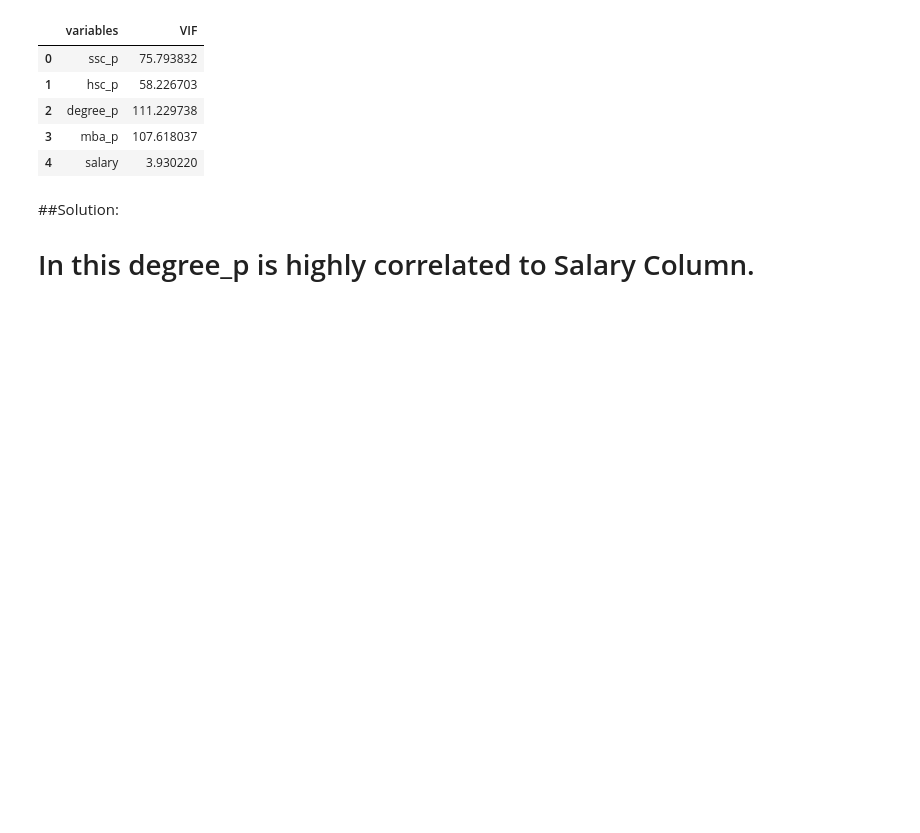
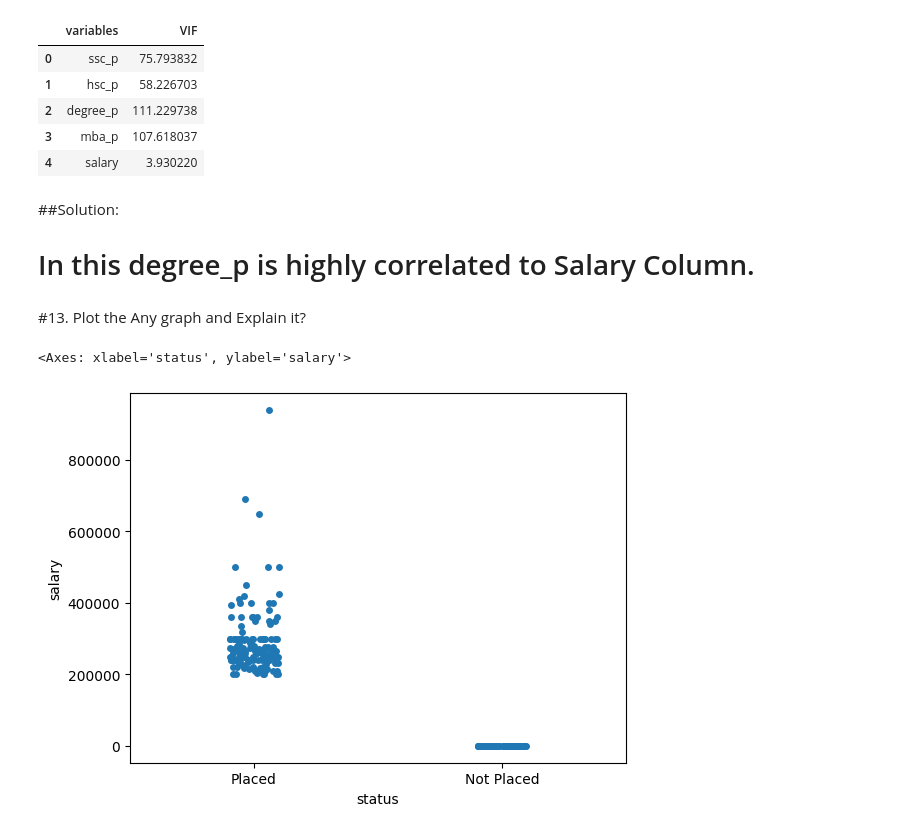
Before and after one commit to Dinesh0506/Assignment_Data_Analysis, a Jupyter notebook: Assignment_Data_Analysis.ipynb, the cells around one changed output. Cells and saved outputs as stored; diff of their text form; code cells hidden in the pictures; blank space fills up the shorter version.

```diff
--- a/Assignment_Data_Analysis.ipynb
+++ b/Assignment_Data_Analysis.ipynb
@@ -345,3 +340,5 @@ calc_vif(dataset[["ssc_p","hsc_p","degree_p","mba_p","salary"]])
 # %% [markdown]
 ##Solution:
 # In this degree_p is highly correlated to Salary Column.
+# %% [markdown]
+#13. Plot the Any graph and Explain it?
@@ -347,0 +349,7 @@ calc_vif(dataset[["ssc_p","hsc_p","degree_p","mba_p","salary"]])
+# %%
+#Categorical Data and Numberical  data polt ---> status and salary
+import seaborn as sns
+sns.stripplot(x="status",y="salary",data=dataset)
+# %% [output]
+<Axes: xlabel='status', ylabel='salary'>
+[figure, added]
```
Also changed, not shown: parts of 4 cells of this notebook.
